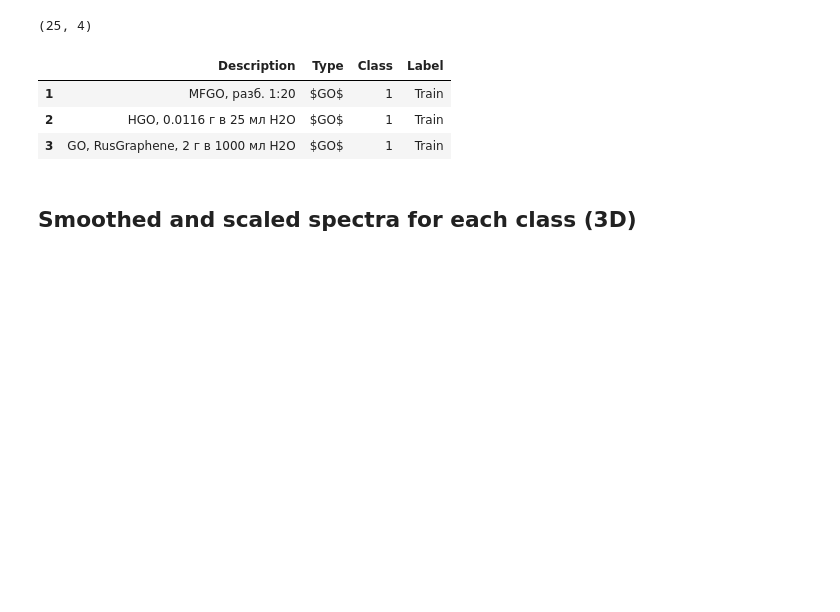
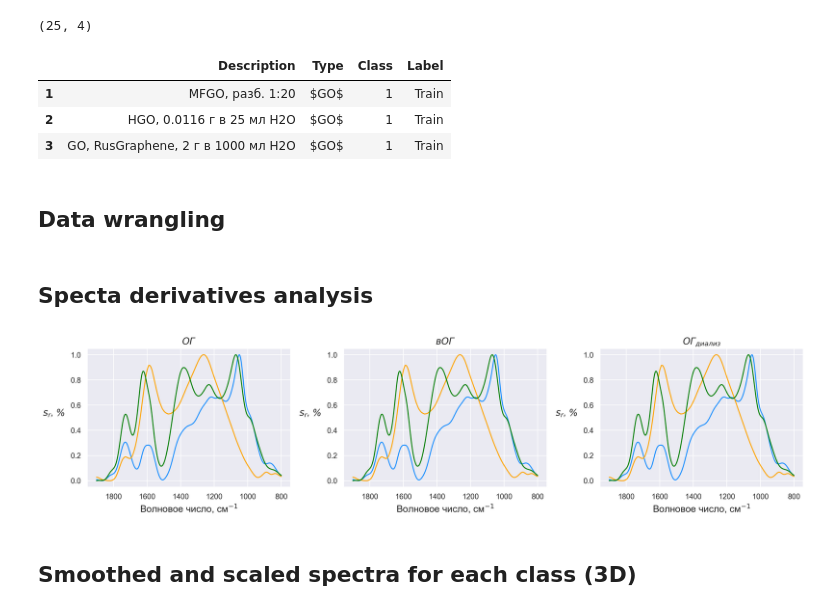
Before and after one commit to Fltvv/go-fitr-qa-fgda-ml, a Jupyter notebook: ftir/qualitative_analysis/code/02b_derivatives_analysis.ipynb, the cells around one changed output. Drawn from its saved outputs; the diff is of its cells as text; code cells hidden in the pictures; blank space fills up the shorter version.

```diff
--- a/ftir/qualitative_analysis/code/02b_derivatives_analysis.ipynb
+++ b/ftir/qualitative_analysis/code/02b_derivatives_analysis.ipynb
@@ -68,3 +68,5 @@ samples_description.head(3)
 | 1 | MFGO, разб. 1:20 | $GO$ | 1 | Train |
 | 2 | HGO, 0.0116 г в 25 мл H2O | $GO$ | 1 | Train |
 | 3 | GO, RusGraphene, 2 г в 1000 мл H2O | $GO$ | 1 | Train |
+# %% [markdown]
+## Data wrangling
@@ -70,0 +85,2 @@ samples_description.head(3)
+# %% [markdown]
+## Specta derivatives analysis
@@ -71,3 +89,55 @@ samples_description.head(3)
+# %%
+sns.set_theme()
+
+nrows = 1
+ncols = 3
+
+fig = plt.figure(figsize=(16, 4), dpi=300)
+
+for i, type in enumerate(unique_types):
+    spectrum = spectra_lst[i]
+
+    color = type_color_dict[type]
+
+    ax = plt.subplot(nrows, ncols, i+1)
+
+    ax.plot(x, go_spectrum, color='dodgerblue', label='$ОГ$ $(ID = 8)$')
+    ax.plot(x, rgo_spectrum, color='orange', label='$вОГ$ $(ID = 10)$')
+    ax.plot(x, god_spectrum, color='green', label='$ОГ_{диализ}$ $(ID = 20)$')
+
+    ax.set_title(
+        type_dict[type],
+        fontstyle='normal',
+        fontsize=fontsize,
+        fontweight='bold',
+    )
+
+    ax.set_xlabel(
+        'Волновое число, см$^{-1}$',
+        fontstyle='normal',
+        fontsize=fontsize,
+        labelpad=5,
+    )
+
+    ax.set_ylabel(
+        '$s_{r}$, %',
+        fontstyle='italic',
+        fontsize=fontsize,
+        labelpad=25,
+        rotation=0,
+    )
+
+    ax.invert_xaxis()
+
+    ax.xaxis.set_major_locator(ticker.MultipleLocator(200))
+
+plt.tight_layout()
+
+# plt.savefig(f'{path_to_save}/spectra_initial_derivatives.png', dpi=600)
+
+plt.show()
+# %% [output]
+[figure, added]
 # %% [markdown]
 ## Smoothed and scaled spectra for each class (3D)
 # %%
```
Also changed, not shown: parts of 34 cells of this notebook, 9 other files.
